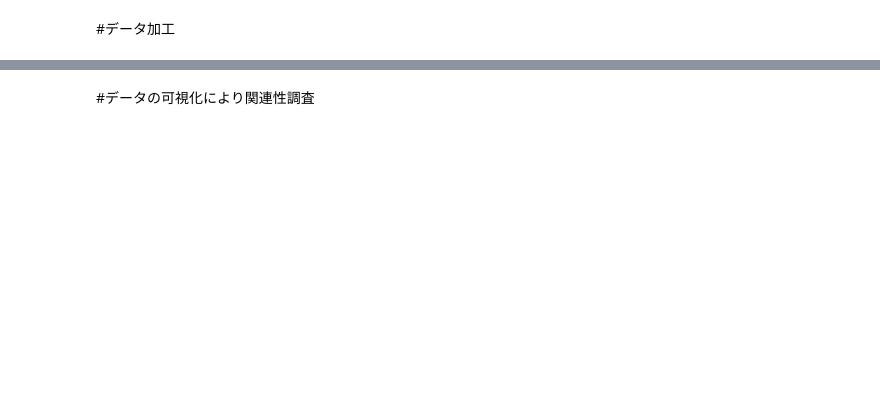
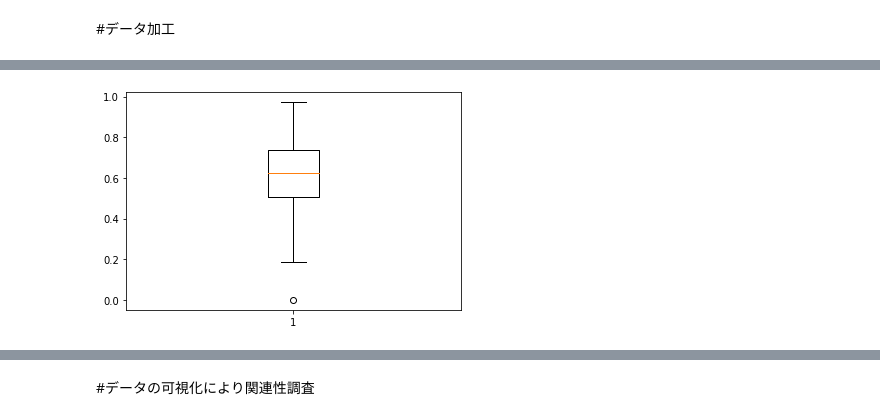
Before and after one commit to kaigitt/GoogleColab, a Jupyter notebook: 【砂川快斗】教師あり学習の演習_editor_ipynb_のコピー.ipynb, the cells around one changed output, grey strips where cells are left out. Saved outputs shown, nothing was run; the diff lists cells and outputs as text; code cells hidden in the pictures; blank space fills up the shorter version.

```diff
--- a/【砂川快斗】教師あり学習の演習_editor_ipynb_のコピー.ipynb
+++ b/【砂川快斗】教師あり学習の演習_editor_ipynb_のコピー.ipynb
@@ -121,0 +194,6 @@ df_cycle_except_object.isna().sum()
+# %%
+plt.figure()
+plt.boxplot(df_cycle_except_object['hum'])
+plt.show()
+# %% [output]
+[figure, added]
```
Also changed, not shown: parts of 38 cells of this notebook.
